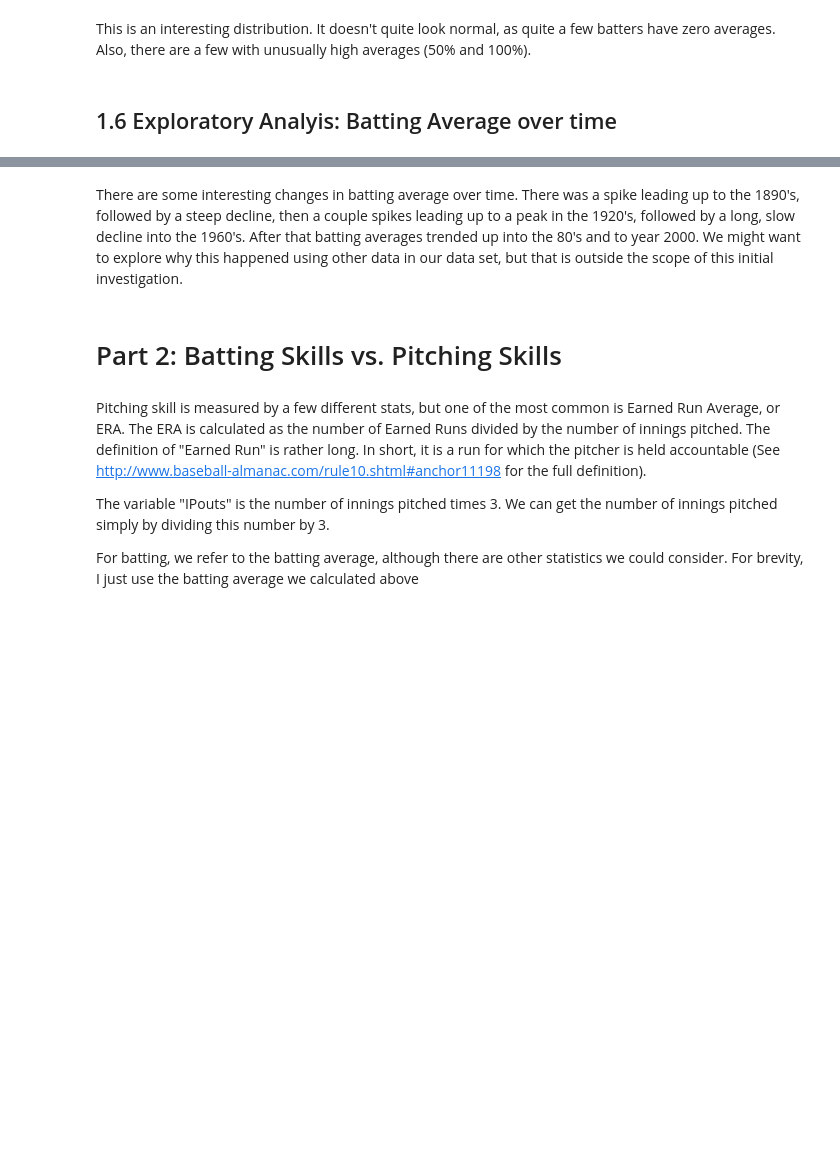
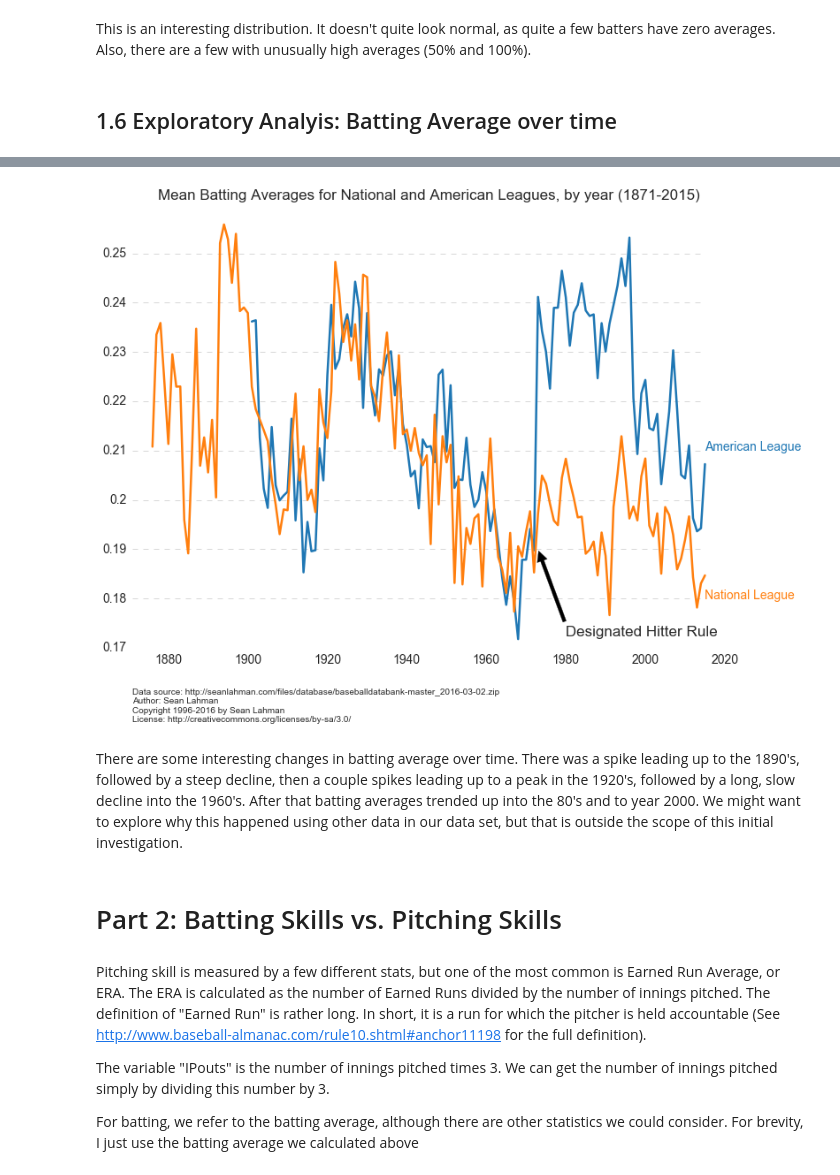
Before and after one commit to natereed/springboard-baseball-story, a Jupyter notebook: Analysis of Pitchers and Batters.ipynb, the cells around one changed output, grey strips where cells are left out. Cells and saved outputs as stored; diff of their text form; code cells hidden in the pictures; blank space fills up the shorter version.

```diff
--- a/Analysis of Pitchers and Batters.ipynb
+++ b/Analysis of Pitchers and Batters.ipynb
@@ -113,3 +114,96 @@ plt.show()
+# %%
+import numpy as np
+
+# These are the "Tableau 20" colors as RGB.
+tableau20 = [(31, 119, 180), (174, 199, 232), (255, 127, 14), (255, 187, 120),
+             (44, 160, 44), (152, 223, 138), (214, 39, 40), (255, 152, 150),
+             (148, 103, 189), (197, 176, 213), (140, 86, 75), (196, 156, 148),
+             (227, 119, 194), (247, 182, 210), (127, 127, 127), (199, 199, 199),
+             (188, 189, 34), (219, 219, 141), (23, 190, 207), (158, 218, 229)]
+for i in range(len(tableau20)):
+    r, g, b = tableau20[i]
+    tableau20[i] = (r / 255., g / 255., b / 255.)
+
+def apply_common_chart_style():
+    plt.figure(figsize=(12, 9))
+    # Remove the plot frame lines. They are unnecessary chartjunk.
+    ax = plt.subplot(111)
+    ax.spines["top"].set_visible(False)
+    ax.spines["bottom"].set_visible(False)
+    ax.spines["right"].set_visible(False)
+    ax.spines["left"].set_visible(False)
+
+    # Ensure that the axis ticks only show up on the bottom and left of the plot.
+    # Ticks on the right and top of the plot are generally unnecessary chartjunk.
+    ax.get_xaxis().tick_bottom()
+    ax.get_yaxis().tick_left()
+
+    ax.set_axis_bgcolor("white")
+
+plt.figure(figsize=(12, 9))
+    # Remove the plot frame lines. They are unnecessary chartjunk.
+ax = plt.subplot(111)
+ax.spines["top"].set_visible(False)
+ax.spines["bottom"].set_visible(False)
+ax.spines["right"].set_visible(False)
+ax.spines["left"].set_visible(False)
+
+# Ensure that the axis ticks only show up on the bottom and left of the plot.
+# Ticks on the right and top of the plot are generally unnecessary chartjunk.
+ax.get_xaxis().tick_bottom()
+ax.get_yaxis().tick_left()
+
+ax.set_axis_bgcolor("white")
+
+#apply_common_chart_style()
+
+# Limit the range of the plot to only where the data is.
+# Avoid unnecessary whitespace.
+plt.ylim(.17, 0.26)
+plt.xlim(1871, 2020)
+
+# Make sure your axis ticks are large enough to be easily read.
+# You don't want your viewers squinting to read your plot.
+plt.yticks(np.arange(17, 26) / 100, [str(x/100) for x in np.arange(17, 26)], fontsize=14)
+plt.xticks(fontsize=14)
+
+# Provide tick lines across the plot to help your viewers trace along
+# the axis ticks. Make sure that the lines are light and small so they
+# don't obscure the primary data lines.
+for y in np.arange(17, 26) / 100:
+    plt.plot(range(1871, 2015), [y] * len(range(1871, 2015)), "--", lw=0.5, color="black", alpha=0.3)
+
+# Remove the tick marks; they are unnecessary with the tick lines we just plotted.
+plt.tick_params(axis="both", which="both", bottom="off", top="off",
+                labelbottom="on", left="off", right="off", labelleft="on")
+
+# American League
+averages = batting_df[batting_df['lgID'] == 'AL'].groupby('yearID')['batting_average'].mean()
+plt.plot(averages.index, averages, lw=2.5, color=tableau20[0])
+
+# National League
+averages = batting_df[batting_df['lgID'] == 'NL'].groupby('yearID')['batting_average'].mean()
+plt.plot(averages.index, averages, lw=2.5, color=tableau20[2])
+
+plt.text(2015, 0.21, "American League", fontsize=14, color=tableau20[0])
+plt.text(2015, 0.18, "National League", fontsize=14, color=tableau20[2])
+
+plt.title("Mean Batting Averages for National and American Leagues, by year (1871-2015)",
+         fontsize=17, ha="center")
+
+plt.text(1871, 0.155, "Data source: http://seanlahman.com/files/database/baseballdatabank-master_2016-03-02.zip"
+                   "\nAuthor: Sean Lahman"
+                   "\nCopyright 1996-2016 by Sean Lahman"
+                   "\nLicense: http://creativecommons.org/licenses/by-sa/3.0/", fontsize=10)
+
+ax.annotate('Designated Hitter Rule', xy=(1973, .19), xytext=(1980, 0.1725),
+            arrowprops=dict(facecolor='black', shrink=0.02),
+            fontsize=17)
+
+plt.savefig("batting-averages-by-league-time-series-annotated.png", bbox_inches="tight")
+plt.show()
+# %% [output]
+[figure, added]
 # %% [markdown]
 There are some interesting changes in batting average over time. There was a spike leading up to the 1890's, followed by a steep decline, then a couple spikes leading up to a peak in the 1920's, followed by a long, slow decline into the 1960's. After that batting averages trended up into the 80's and to year 2000. We might want to explore why this happened using other data in our data set, but that is outside the scope of this initial investigation.
 # %% [markdown]
```
Also changed, not shown: parts of 16 cells of this notebook.
